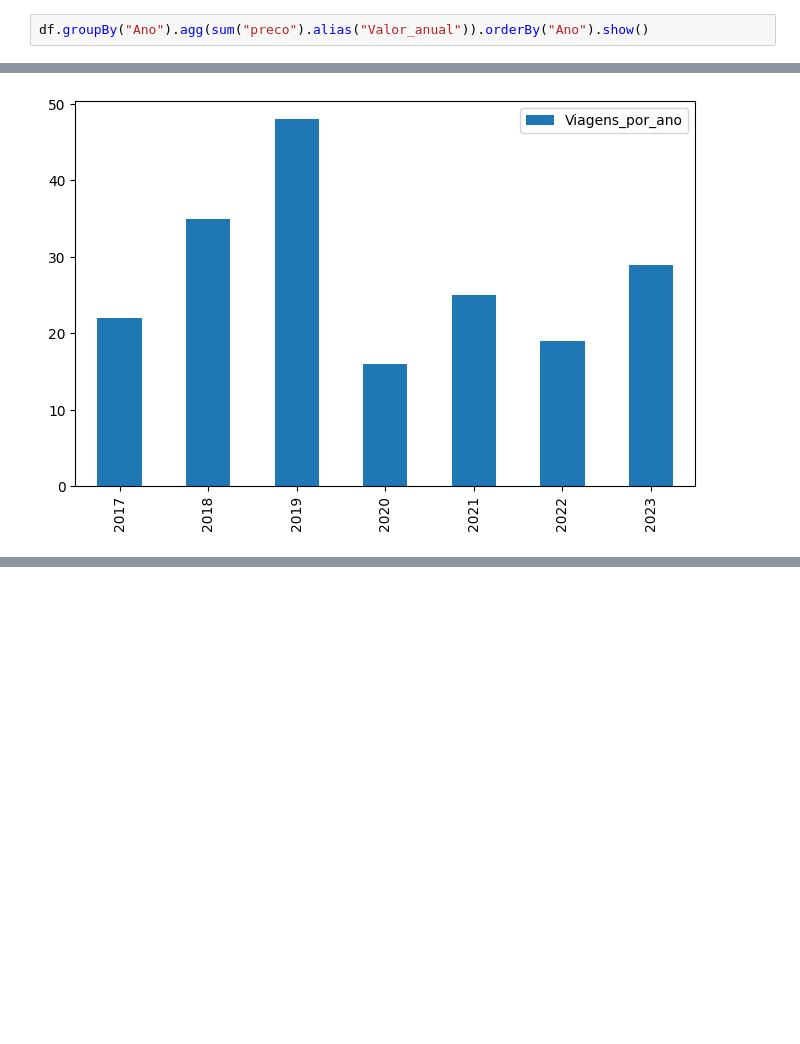
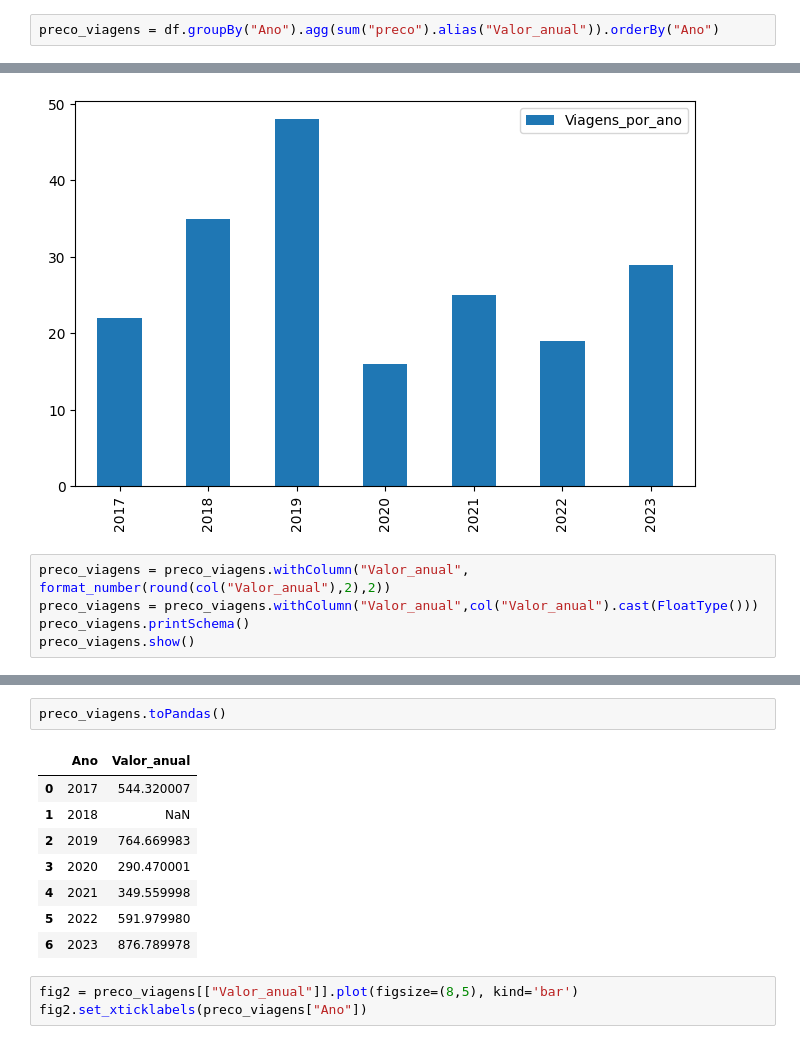
Before and after one commit to CaioMDutra/DataScience, a Jupyter notebook: Uber/uber.ipynb, the cells around one changed output, grey strips where cells are left out. Drawn from its saved outputs; the diff is of its cells as text; blank space fills up the shorter version.

```diff
--- a/Uber/uber.ipynb
+++ b/Uber/uber.ipynb
@@ -209,4 +228,4 @@ df.show()
 +---------+-------+--------------+--------------------+--------------------+--------------------+--------------------+--------------------+----------------+-----+-----+----+
 only showing top 20 rows
 # %%
-df.groupBy("Ano").agg(sum("preco").alias("Valor_anual")).orderBy("Ano").show()
+preco_viagens = df.groupBy("Ano").agg(sum("preco").alias("Valor_anual")).orderBy("Ano")
@@ -240,3 +259,8 @@ fig.set_xticklabels(ano_viagens["Ano"])
  Text(5, 0, '2022'),
  Text(6, 0, '2023')]
 [figure]
+# %%
+preco_viagens = preco_viagens.withColumn("Valor_anual", format_number(round(col("Valor_anual"),2),2))
+preco_viagens = preco_viagens.withColumn("Valor_anual",col("Valor_anual").cast(FloatType()))
+preco_viagens.printSchema()
+preco_viagens.show()
@@ -242,0 +283,14 @@ fig.set_xticklabels(ano_viagens["Ano"])
+# %%
+preco_viagens.toPandas()
+# %% [output]
+|  | Ano | Valor_anual |
+| 0 | 2017 | 544.320007 |
+| 1 | 2018 | NaN |
+| 2 | 2019 | 764.669983 |
+| 3 | 2020 | 290.470001 |
+| 4 | 2021 | 349.559998 |
+| 5 | 2022 | 591.979980 |
+| 6 | 2023 | 876.789978 |
+# %%
+fig2 = preco_viagens[["Valor_anual"]].plot(figsize=(8,5), kind='bar')
+fig2.set_xticklabels(preco_viagens["Ano"])
```
Also changed, not shown: parts of 6 cells of this notebook.
